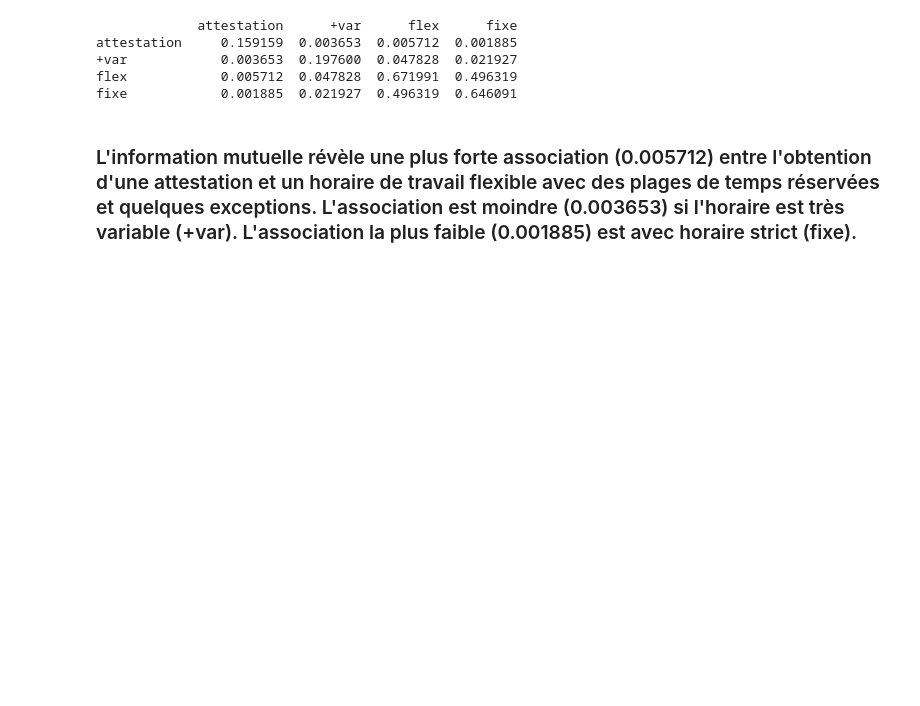
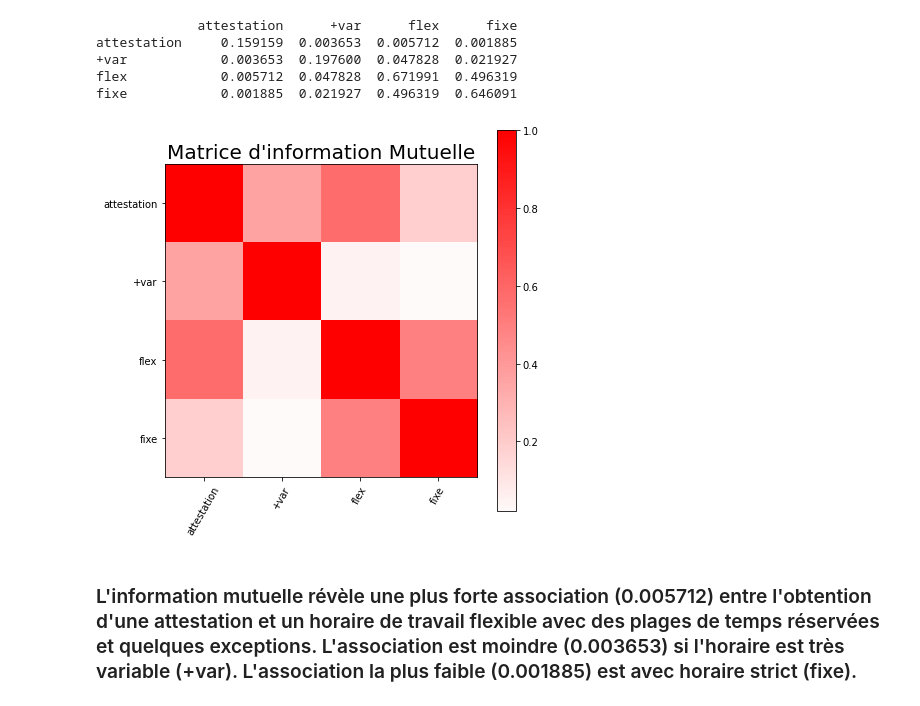
Before and after one commit to ClaudeCoulombe/Analytique_Apprentissage, a Jupyter notebook: AA-Extraction_relations_correlations_motifs.ipynb, the cells around one changed output. Drawn from its saved outputs; the diff is of its cells as text; code cells hidden in the pictures; blank space fills up the shorter version.

Commit message:
Ajout de la visualisation de l'information mutuelle

```diff
--- a/AA-Extraction_relations_correlations_motifs.ipynb
+++ b/AA-Extraction_relations_correlations_motifs.ipynb
@@ -323,12 +323,72 @@ for i,col_i in enumerate(DF_fusion_attestation):
         MI_matrix[i,j] = minfo(DF_fusion_attestation[col_i],DF_fusion_attestation[col_j])
 MI_df = pd.DataFrame(MI_matrix,columns = DF_fusion_attestation.columns, index = DF_fusion_attestation.columns)
 print(MI_df)
+
+# Ajustements pour faire ressortir les contrastes
+MI_df['attestation'][0] = 1.0
+MI_df['attestation'][1] *= 100
+MI_df['attestation'][2] *= 100
+MI_df['attestation'][3] *= 100
+MI_df['+var'][0] *= 100
+MI_df['+var'][1] = 1.0
+MI_df['flex'][0] *= 100
+MI_df['flex'][2] = 1.0
+MI_df['fixe'][0] *= 100
+MI_df['fixe'][3] = 1.0
 # %% [output]
              attestation      +var      flex      fixe
 attestation     0.159159  0.003653  0.005712  0.001885
 +var            0.003653  0.197600  0.047828  0.021927
 flex            0.005712  0.047828  0.671991  0.496319
 fixe            0.001885  0.021927  0.496319  0.646091
+# %%
+import matplotlib.pyplot as plt
+import matplotlib.ticker as mticker
+%matplotlib inline
+import numpy as np
+
+# Une rustine un peu compliquée pour faire correspondre 0.0 à la couleur blanche
+# https://stackoverflow.com/questions/20144529/shifted-colorbar-matplotlib/20146989#20146989
+from matplotlib.colors import Normalize
+
+class MidpointNormalize(Normalize):
+
+    def __init__(self, vmin=None, vmax=None, midpoint=None, clip=False):
+        self.midpoint = midpoint
+        Normalize.__init__(self, vmin, vmax, clip)
+
+    def __call__(self, value, clip=None):
+        x, y = [self.vmin, self.midpoint, self.vmax], [0, 0.5, 1]
+        return np.ma.masked_array(np.interp(value, x, y))
+
+norm = MidpointNormalize(midpoint=0)
+
+alpha = ["attestation","+var","flex","fixe"]
+
+fig = plt.figure(figsize=(7,7))
+ax = fig.add_subplot(111)
+cax = ax.matshow(MI_df, norm=norm, cmap='bwr', interpolation='nearest')
+fig.colorbar(cax)
+
+# 2 lignes suivantes, une rustine pour éviter un avertissement
+# UserWarning: FixedFormatter should only be used together with FixedLocator
+# https://stackoverflow.com/questions/63723514/userwarning-fixedformatter-should-only-be-used-together-with-fixedlocator
+ticks_loc = ax.get_xticks().tolist()[:-1]
+ax.xaxis.tick_bottom()
+ax.xaxis.set_major_locator(mticker.FixedLocator(ticks_loc))
+# Afficher les noms des attributs selon l'axe horizontal
+ax.set_xticklabels(['']+alpha,rotation=60)
+
+# 2 lignes suivantes, une rustine pour éviter un avertissement (voir plus haut)
+ticks_loc = ax.get_yticks().tolist()[:-1]
+ax.yaxis.set_major_locator(mticker.FixedLocator(ticks_loc))
+# Afficher les noms des attributs selon l'axe vertical
+ax.set_yticklabels(['']+alpha)
+
+plt.title("Matrice d'information Mutuelle",fontsize=20)
+plt.show()
+# %% [output]
+[figure, added]
 # %% [markdown]
 ### L'information mutuelle révèle une plus forte association (0.005712) entre l'obtention d'une attestation et un horaire de travail flexible avec des plages de temps réservées et quelques exceptions. L'association est moindre (0.003653) si l'horaire est très variable (+var). L'association la plus faible (0.001885) est avec horaire strict (fixe).
 # %% [markdown]
```
